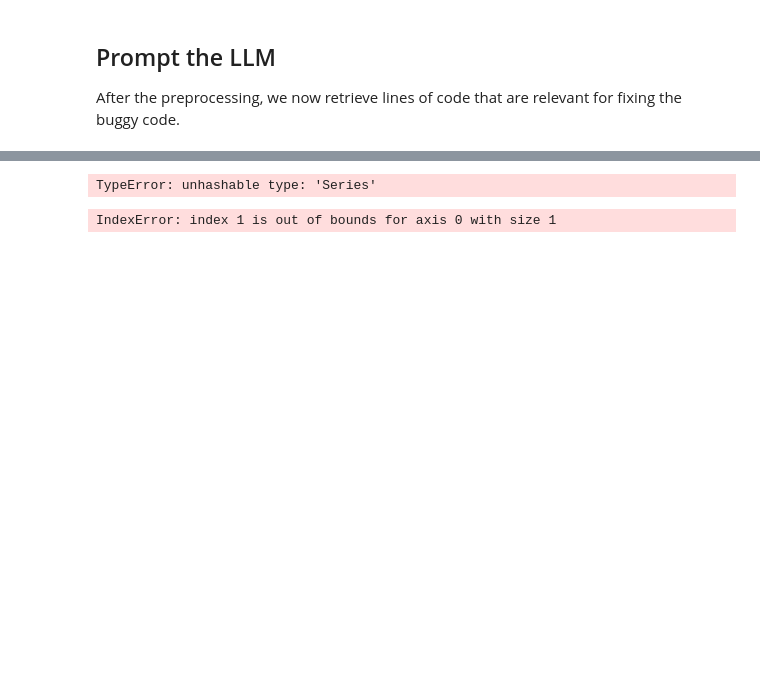
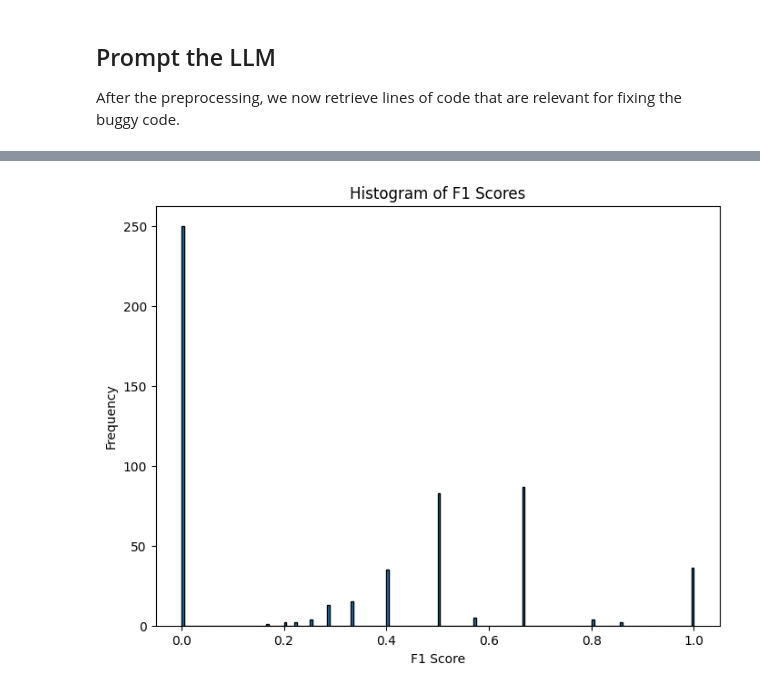
Before and after one commit to ai4se1/notebooks, a Jupyter notebook: benchmarking-prompting.ipynb, the cells around one changed output, grey strips where cells are left out. Drawn from its saved outputs; the diff is of its cells as text; code cells hidden in the pictures; blank space fills up the shorter version.

Commit message:
fix evaluation to include actions

```diff
--- a/benchmarking-prompting.ipynb
+++ b/benchmarking-prompting.ipynb
@@ -258,6 +237,10 @@ Request failed
 # %%
 import ast
-df = pd.read_csv("results_formatted.csv")
+df = pd.read_csv("./notebooks/results_formatted.csv")
 #df['num_clusters'] = df['changed_lines'].apply(ast.literal_eval[1])
 df[['changed_lines', 'num_clusters']] = df['changed_lines'].apply(ast.literal_eval).apply(pd.Series)
 df['predicted_lines'] = df['predicted_lines'].apply(ast.literal_eval)
+df['actions'] = df['actions'].apply(ast.literal_eval)
+# tell pythont hat buggy_code is a string
+df['buggy_code'] = df['buggy_code'].apply(str)
+df['solution'] = df['solution'].apply(str)
@@ -264,3 +253,8 @@ df['predicted_lines'] = df['predicted_lines'].apply(ast.literal_eval)
+# %%
+# Use values to ignore underlying indexes
+df['language'] = filtered_df['language'].values
+df['level'] = filtered_df['level'].values
+df['category'] = filtered_df['category'].values
 # %%
 success_df = df[df["success"]]
 # https://pandas.pydata.org/pandas-docs/stable/user_guide/indexing.html#returning-a-view-versus-a-copy
@@ -290,2 +283,4 @@ df['category'] = df_dataset['category']
+# %%
+eval_df = success_df.copy()
 # %%
 def create_labels(row):
@@ -319,14 +346,10 @@ assert len(labels) == len(predictions)
-# %%
-new_df = df[df['changed_lines'] in df['predicted_lines']]
-# %% [output]
-TypeError: unhashable type: 'Series'
 # %%
 from sklearn.metrics import confusion_matrix, f1_score
 
 def entry_based_metrics(entry):
     labels = np.array(entry['labels'])
     predictions = np.array(entry['predictions'])
-    conf_matrix = confusion_matrix(labels, predictions)
+    conf_matrix = confusion_matrix(labels, predictions, labels=[0, 1])
 
     return {'tn': conf_matrix[0][0],
             'fn': conf_matrix[1][0],
@@ -336,24 +359,24 @@ def entry_based_metrics(entry):
 
 
 
-results = df.progress_apply(entry_based_metrics, axis=1)
+results = eval_df.progress_apply(entry_based_metrics, axis=1)
 
 results_df = pd.DataFrame(results.tolist())
 
-df['tp'] = results_df['tp']
-df['fp'] = results_df['fp']
-df['fn'] = results_df['fn']
-df['tn'] = results_df['tn']
-df['f1'] = results_df['f1']
+eval_df['tp'] = results_df['tp']
+eval_df['fp'] = results_df['fp']
+eval_df['fn'] = results_df['fn']
+eval_df['tn'] = results_df['tn']
+eval_df['f1'] = results_df['f1']
-# %% [output]
-IndexError: index 1 is out of bounds for axis 0 with size 1
 # %%
 import matplotlib.pyplot as plt
 plt.figure(figsize=(8, 6))
-plt.hist(df['f1'], bins=200, edgecolor='black')
+plt.hist(eval_df['f1'], bins=200, edgecolor='black')
 plt.title('Histogram of F1 Scores')
 plt.xlabel('F1 Score')
 plt.ylabel('Frequency')
 plt.show()
+# %% [output]
+[figure, added]
 # %%
 from IPython.display import display, HTML
```
Also changed, not shown: parts of 12 cells of this notebook.
